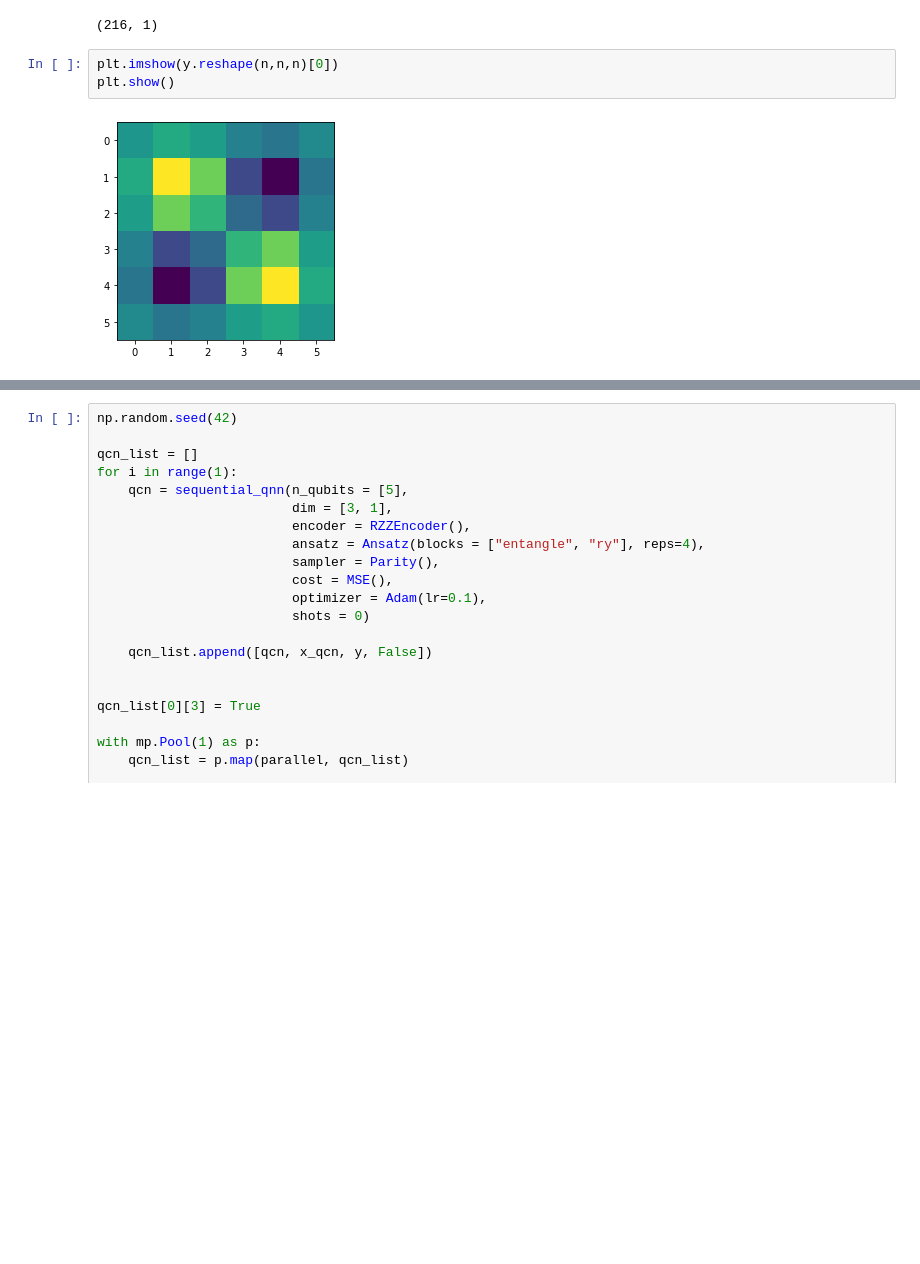
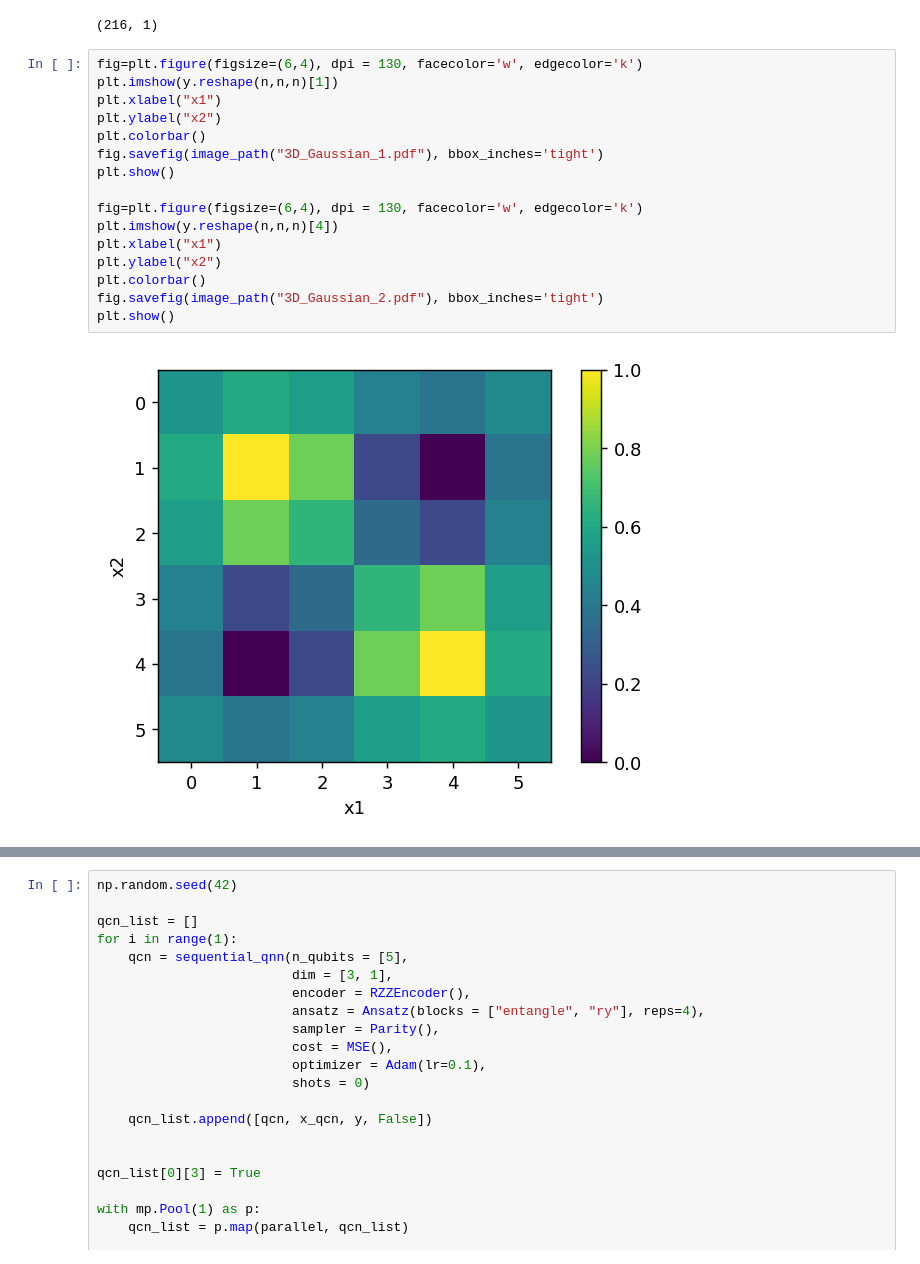
Before and after one commit to KristianWold/Master-Thesis, a Jupyter notebook: notebooks/experiments/Trainability.ipynb, the cells around one changed output, grey strips where cells are left out. Cells and saved outputs as stored; diff of their text form; blank space fills up the shorter version.

```diff
--- a/notebooks/experiments/Trainability.ipynb
+++ b/notebooks/experiments/Trainability.ipynb
@@ -396,8 +405,21 @@ y = scaler(y, a=0, b=1)
 print(y.shape)
 # %% [output]
 (216, 1)
-# %%
-plt.imshow(y.reshape(n,n,n)[0])
-plt.show()
-# %% [output]
-[figure, removed]
+# %%
+fig=plt.figure(figsize=(6,4), dpi = 130, facecolor='w', edgecolor='k')
+plt.imshow(y.reshape(n,n,n)[1])
+plt.xlabel("x1")
+plt.ylabel("x2")
+plt.colorbar()
+fig.savefig(image_path("3D_Gaussian_1.pdf"), bbox_inches='tight')
+plt.show()
+
+fig=plt.figure(figsize=(6,4), dpi = 130, facecolor='w', edgecolor='k')
+plt.imshow(y.reshape(n,n,n)[4])
+plt.xlabel("x1")
+plt.ylabel("x2")
+plt.colorbar()
+fig.savefig(image_path("3D_Gaussian_2.pdf"), bbox_inches='tight')
+plt.show()
+# %% [output]
+[figure, added]
```
Also changed, not shown: parts of 5 cells of this notebook, 4 other files.
